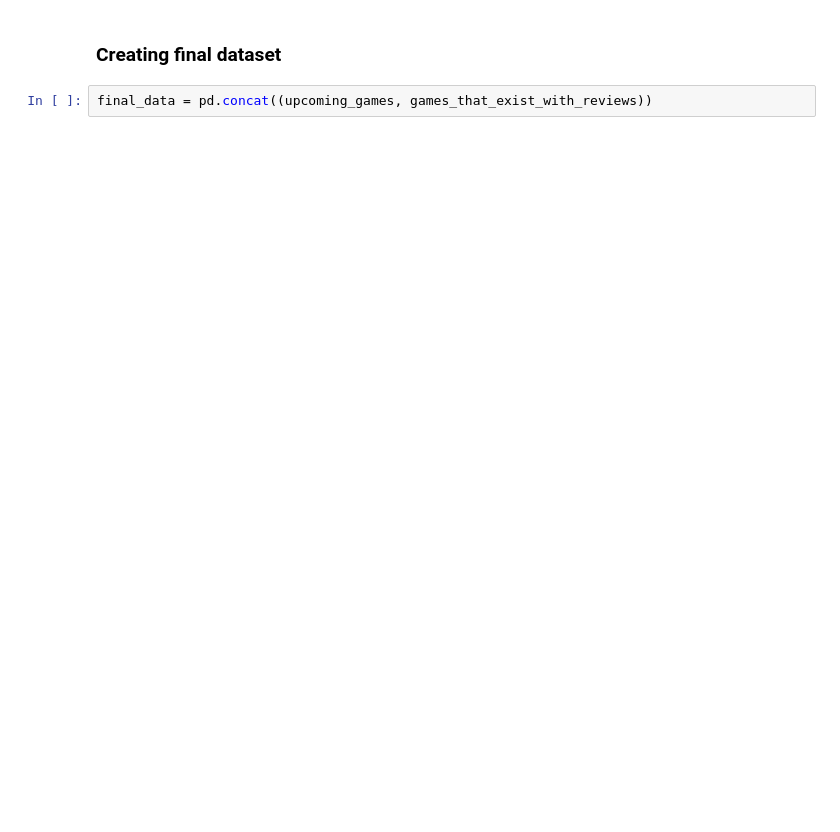
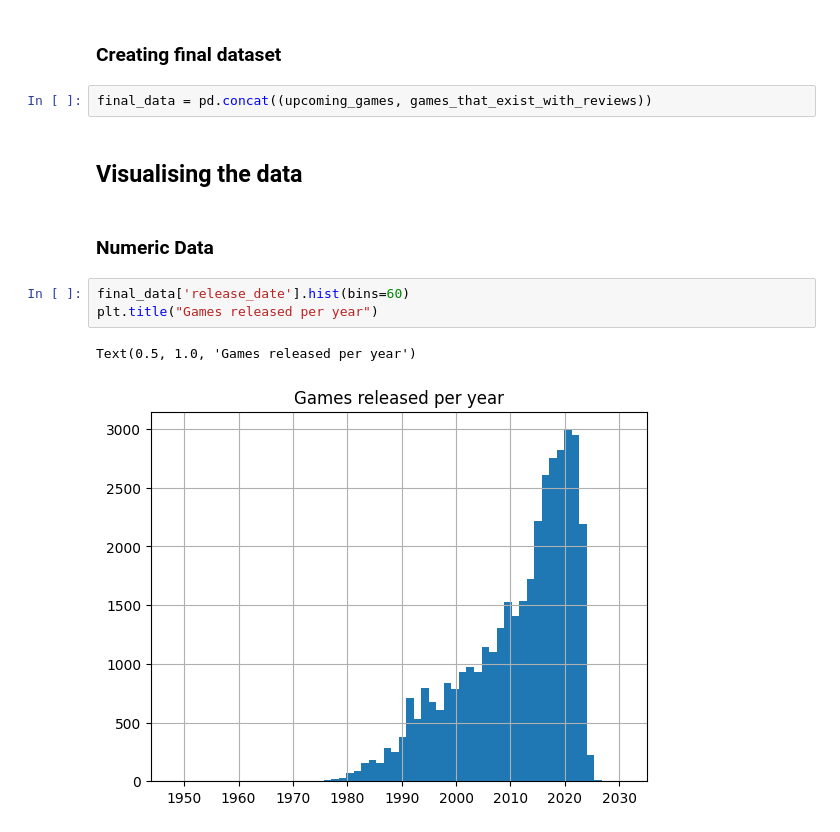
Before and after one commit to Ant-mel/legendary_game_recs, a Jupyter notebook: notebooks/cleaning_scraped_data.ipynb, the cells around one changed output. Saved outputs shown, nothing was run; the diff lists cells and outputs as text; blank space fills up the shorter version.

```diff
--- a/notebooks/cleaning_scraped_data.ipynb
+++ b/notebooks/cleaning_scraped_data.ipynb
@@ -126,3 +126,13 @@ games_that_exist_with_reviews.shape
 ### Creating final dataset
 # %%
 final_data = pd.concat((upcoming_games, games_that_exist_with_reviews))
+# %% [markdown]
+## Visualising the data
+# %% [markdown]
+### Numeric Data
+# %%
+final_data['release_date'].hist(bins=60)
+plt.title("Games released per year")
+# %% [output]
+Text(0.5, 1.0, 'Games released per year')
+[figure, added]
```
Also changed, not shown: parts of 24 cells of this notebook.
